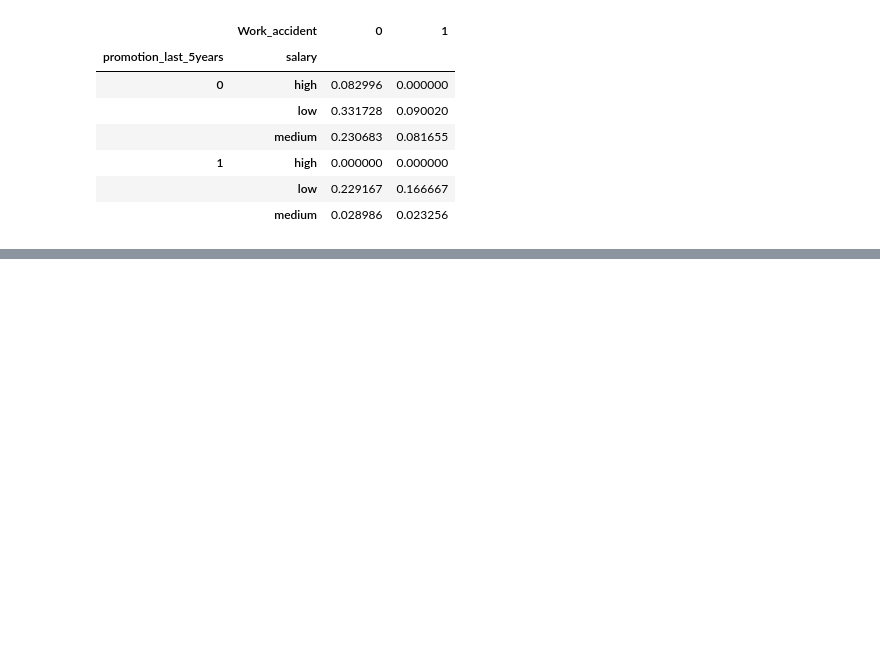
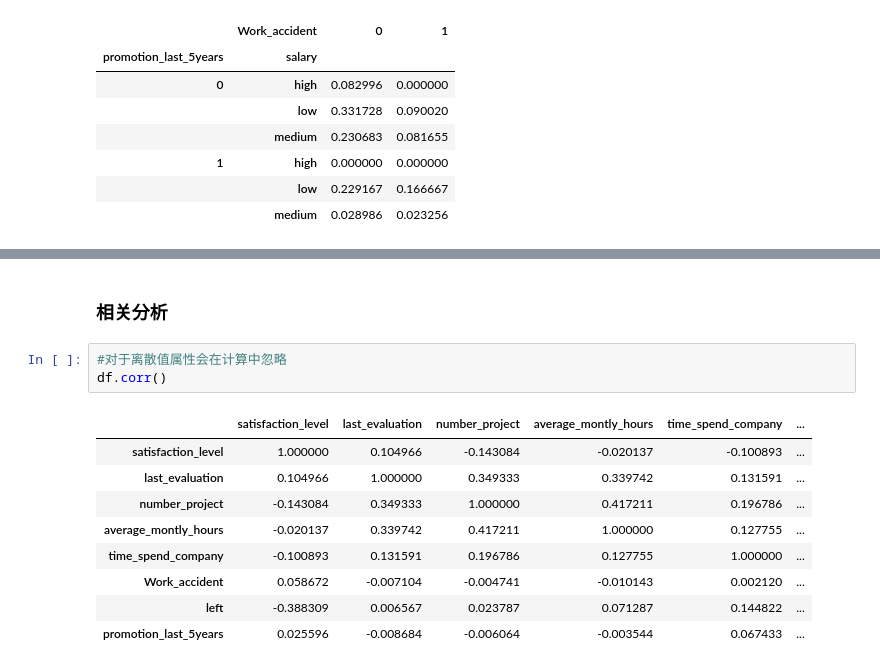
Before and after one commit to cqu903/data_analyze, a Jupyter notebook: 多因子与复合分析/复合分析.ipynb, the cells around one changed output, grey strips where cells are left out. Saved outputs shown, nothing was run; the diff lists cells and outputs as text; blank space fills up the shorter version.

```diff
--- a/多因子与复合分析/复合分析.ipynb
+++ b/多因子与复合分析/复合分析.ipynb
@@ -56,0 +66,15 @@ plt.show()
+# %% [markdown]
+### 相关分析
+# %%
+#对于离散值属性会在计算中忽略
+df.corr()
+# %% [output]
+|  | satisfaction_level | last_evaluation | number_project | average_montly_hours | time_spend_company | ... |
+| satisfaction_level | 1.000000 | 0.104966 | -0.143084 | -0.020137 | -0.100893 | ... |
+| last_evaluation | 0.104966 | 1.000000 | 0.349333 | 0.339742 | 0.131591 | ... |
+| number_project | -0.143084 | 0.349333 | 1.000000 | 0.417211 | 0.196786 | ... |
+| average_montly_hours | -0.020137 | 0.339742 | 0.417211 | 1.000000 | 0.127755 | ... |
+| time_spend_company | -0.100893 | 0.131591 | 0.196786 | 0.127755 | 1.000000 | ... |
+| Work_accident | 0.058672 | -0.007104 | -0.004741 | -0.010143 | 0.002120 | ... |
+| left | -0.388309 | 0.006567 | 0.023787 | 0.071287 | 0.144822 | ... |
+| promotion_last_5years | 0.025596 | -0.008684 | -0.006064 | -0.003544 | 0.067433 | ... |
```
Also changed, not shown: parts of 11 cells of this notebook, 5 other files.
